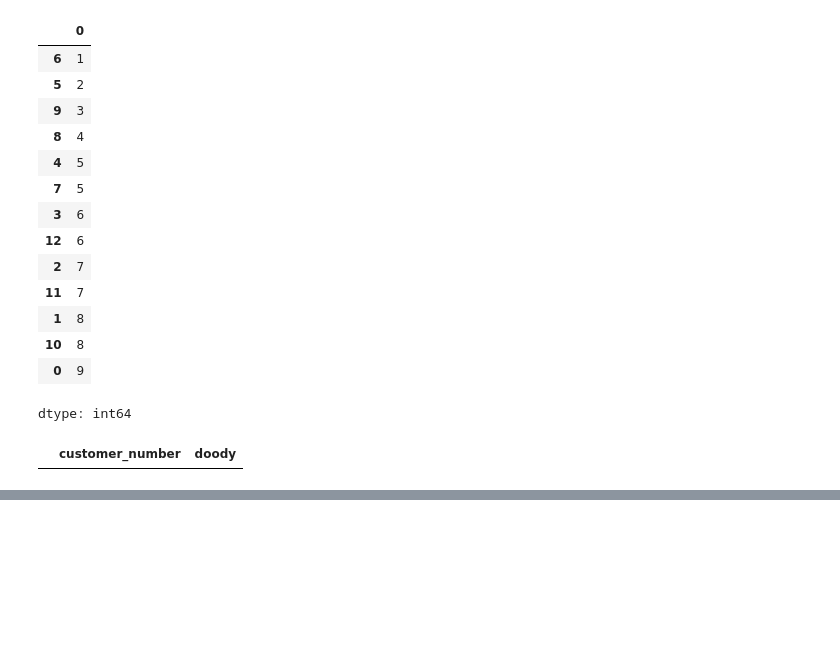
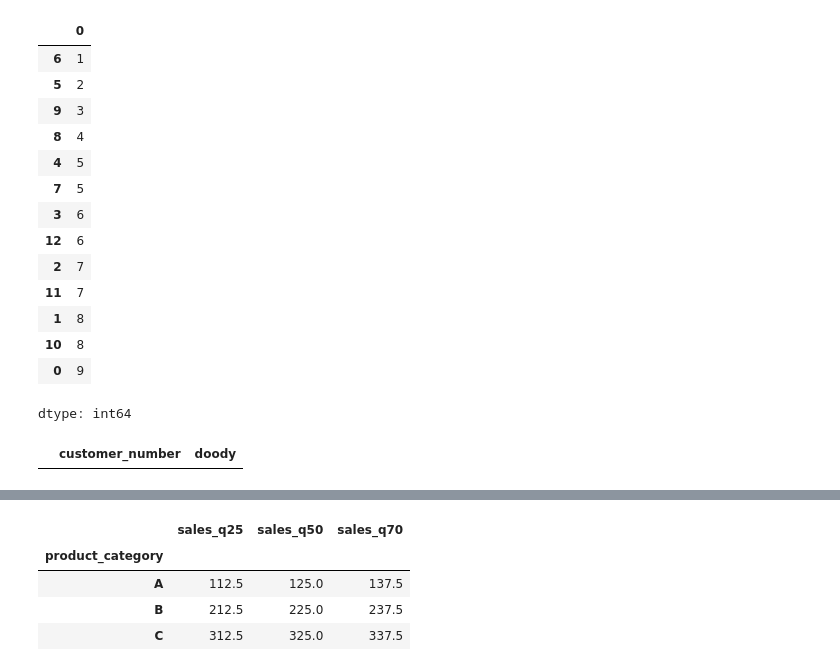
Before and after one commit to lawgorithm/python_practice, a Jupyter notebook: 30_Days_of_Pandas.ipynb, the cells around one changed output, grey strips where cells are left out. Drawn from its saved outputs; the diff is of its cells as text; code cells hidden in the pictures; blank space fills up the shorter version.

```diff
--- a/30_Days_of_Pandas.ipynb
+++ b/30_Days_of_Pandas.ipynb
@@ -1237,0 +1265,13 @@ pd.DataFrame(columns = ['customer_number', 'doody'])
+# %%
+quantiles = df.groupby('product_category').agg(
+    sales_q25 = ('sales_amount', lambda x: x.quantile([0.25])),
+    sales_q50 = ('sales_amount', lambda x: x.quantile([0.50])),
+    sales_q70 = ('sales_amount', lambda x: x.quantile([0.75])),
+)
+quantiles
+# %% [output]
+|  | sales_q25 | sales_q50 | sales_q70 |
+| product_category |  |  |  |
+| A | 112.5 | 125.0 | 137.5 |
+| B | 212.5 | 225.0 | 237.5 |
+| C | 312.5 | 325.0 | 337.5 |
```
Also changed, not shown: parts of 1 cell of this notebook.
